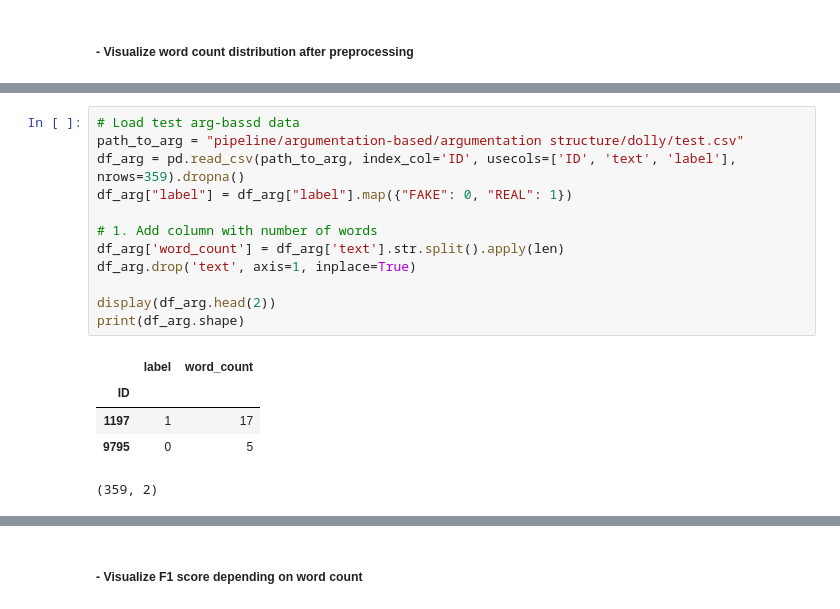
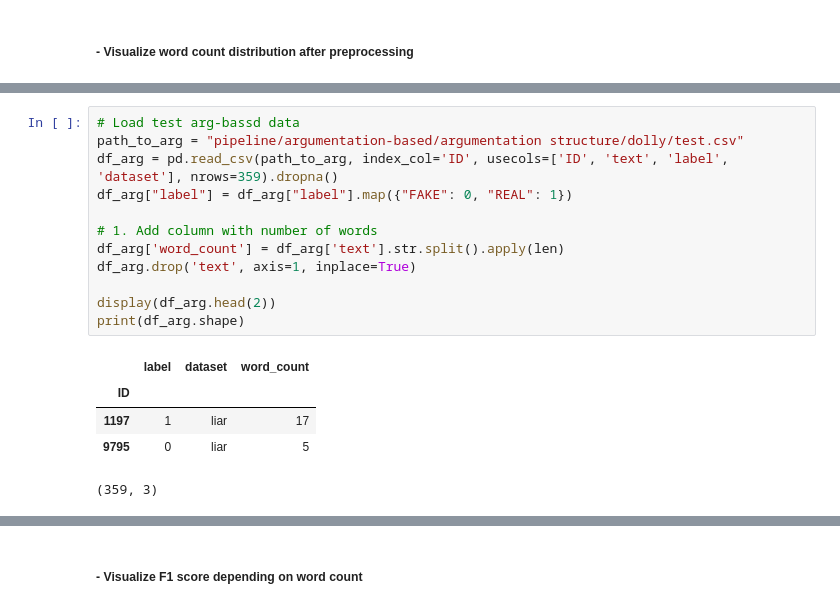
Before and after one commit to himayla/fake_news, a Jupyter notebook: visualization.ipynb, the cells around one changed output, grey strips where cells are left out. Cells and saved outputs as stored; diff of their text form.

```diff
--- a/visualization.ipynb
+++ b/visualization.ipynb
@@ -38,21 +32,21 @@ print(df_baseline.shape)
 # %%
 # Load test arg-bassd data
 path_to_arg = "pipeline/argumentation-based/argumentation structure/dolly/test.csv"
-df_arg = pd.read_csv(path_to_arg, index_col='ID', usecols=['ID', 'text', 'label'], nrows=359).dropna()
+df_arg = pd.read_csv(path_to_arg, index_col='ID', usecols=['ID', 'text', 'label', 'dataset'], nrows=359).dropna()
 df_arg["label"] = df_arg["label"].map({"FAKE": 0, "REAL": 1})
 
 # 1. Add column with number of words
 df_arg['word_count'] = df_arg['text'].str.split().apply(len)
 df_arg.drop('text', axis=1, inplace=True)
 
 display(df_arg.head(2))
 print(df_arg.shape)
 # %% [output]
-|  | label | word_count |
-| ID |  |  |
-| 1197 | 1 | 17 |
-| 9795 | 0 | 5 |
+|  | label | dataset | word_count |
+| ID |  |  |  |
+| 1197 | 1 | liar | 17 |
+| 9795 | 0 | liar | 5 |
-(359, 2)
+(359, 3)
 # %%
 fig, ax = plt.subplots(1, 2, figsize=(6, 4))
 
```
Also changed, not shown: parts of 17 cells of this notebook, 7 other files.
